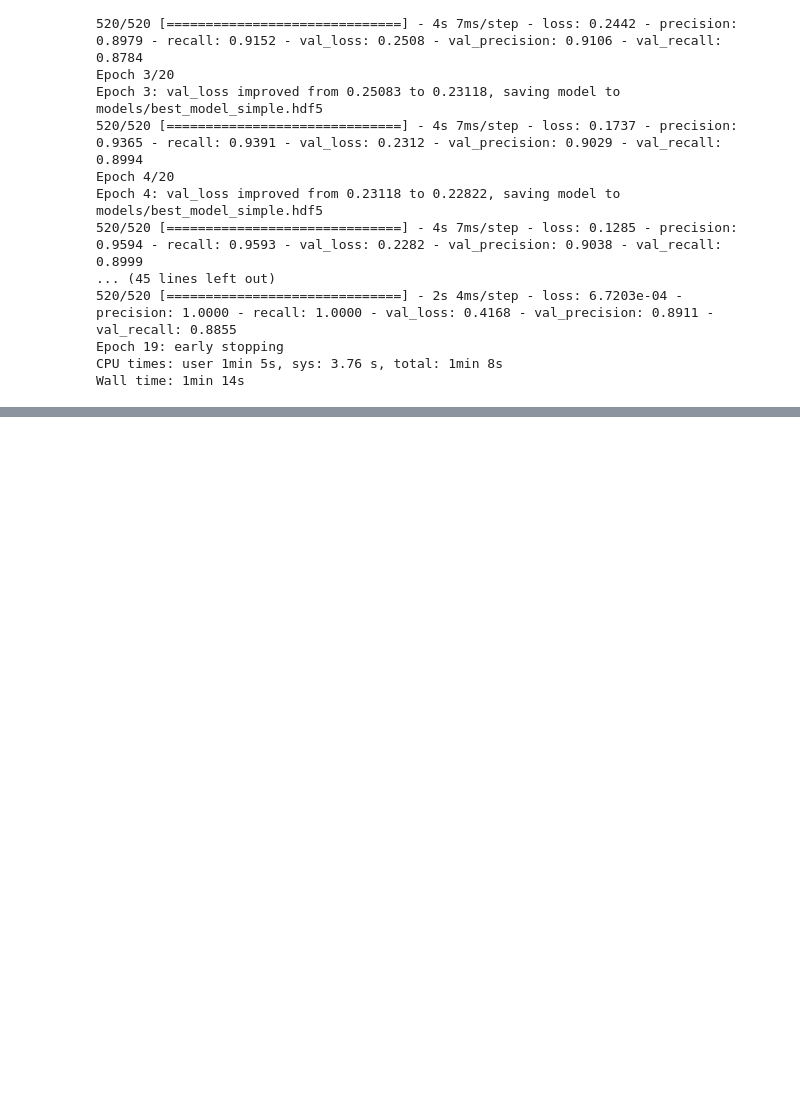
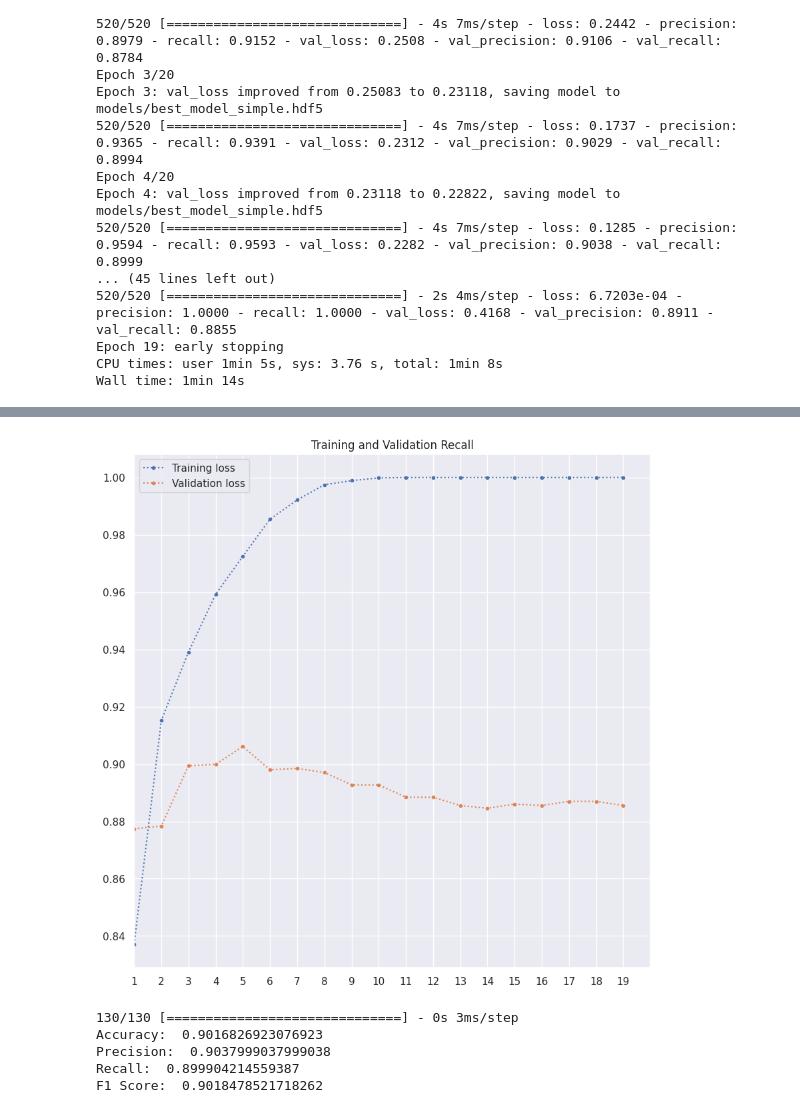
Before and after one commit to Francisroyce/Data-Science-ProjectPortfolio, a Jupyter notebook: fake_news_detection_tensorflow.ipynb, the cells around one changed output, grey strips where cells are left out. Cells and saved outputs as stored; diff of their text form; code cells hidden in the pictures; blank space fills up the shorter version.

```diff
--- a/fake_news_detection_tensorflow.ipynb
+++ b/fake_news_detection_tensorflow.ipynb
@@ -454,0 +487,24 @@ Wall time: 1min 14s
+# %%
+metric_to_plot = "recall"
+plt.plot(range(1, max(history.epoch) + 2), history.history[metric_to_plot], ".:", label="Training loss")
+plt.plot(range(1, max(history.epoch) + 2), history.history["val_" + metric_to_plot], ".:", label="Validation loss")
+plt.title('Training and Validation Recall')
+plt.xlim([1,max(history.epoch) + 2])
+plt.xticks(range(1, max(history.epoch) + 2))
+plt.legend()
+plt.show()
+# %% [output]
+[figure, added]
+# %%
+model = keras.models.load_model(best_model_file_name)
+y_pred = (model.predict(x_test) > 0.5).astype("int32")
+print('Accuracy: ', accuracy_score(y_test, y_pred))
+print('Precision: ', precision_score(y_test, y_pred))
+print('Recall: ', recall_score(y_test, y_pred))
+print('F1 Score: ', f1_score(y_test, y_pred))
+# %% [output]
+130/130 [==============================] - 0s 3ms/step
+Accuracy:  0.9016826923076923
+Precision:  0.9037999037999038
+Recall:  0.899904214559387
+F1 Score:  0.9018478521718262
```
Also changed, not shown: parts of 8 cells of this notebook.
